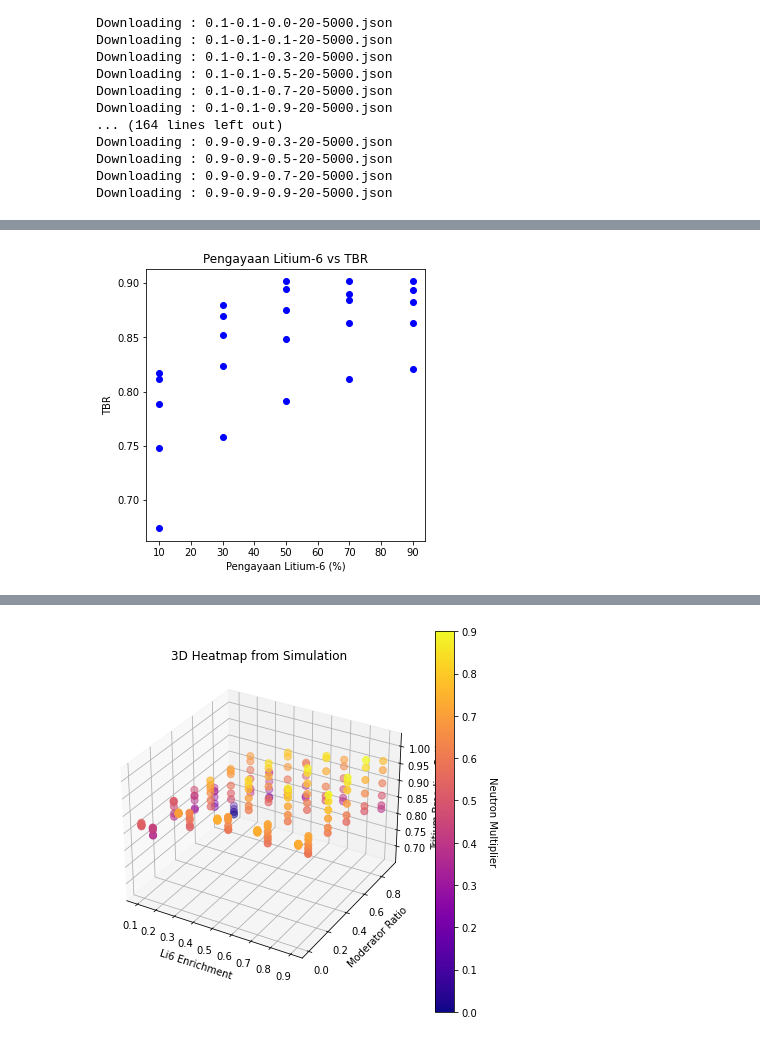
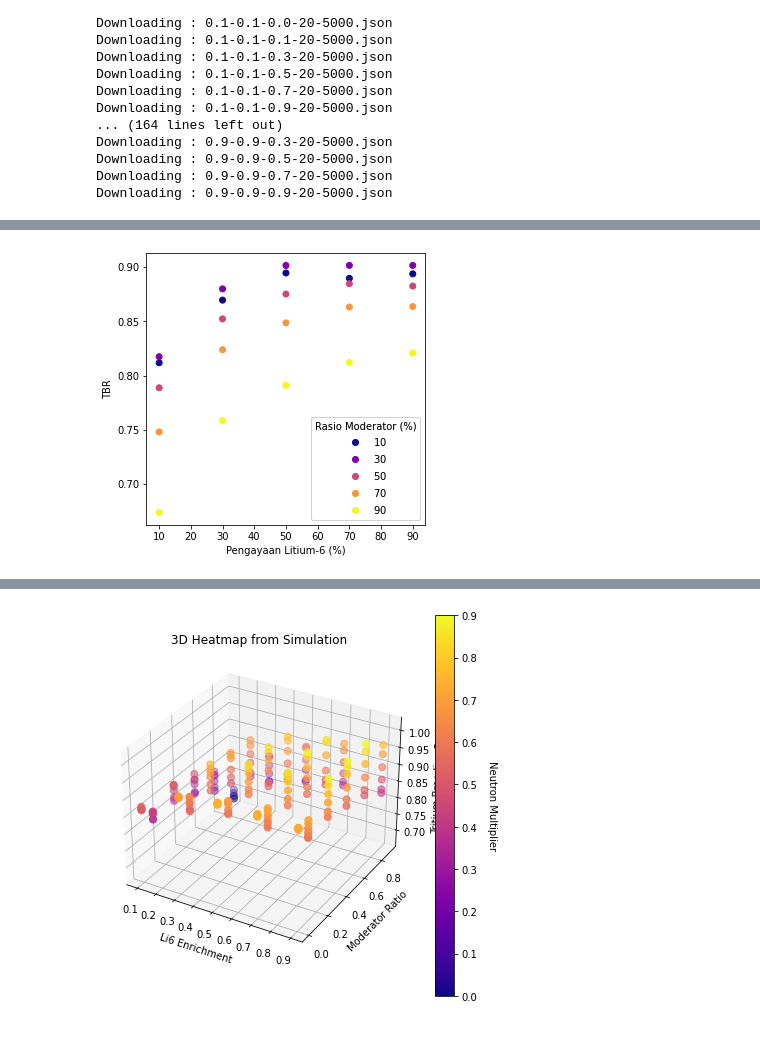
Before and after one commit to husni-zuhdi/husni-undergrad-thesis, a Jupyter notebook: jupyter-notebooks/2-data-analysis/2_Data_Analysis-combined.ipynb, the cells around one changed output, grey strips where cells are left out. Saved outputs shown, nothing was run; the diff lists cells and outputs as text; code cells hidden in the pictures.

Commit message:
Add figures and update data analysis notebook

```diff
--- a/jupyter-notebooks/2-data-analysis/2_Data_Analysis-combined.ipynb
+++ b/jupyter-notebooks/2-data-analysis/2_Data_Analysis-combined.ipynb
@@ -125,9 +132,10 @@ datatoexcel.save()
 # %%
 # Plot each 6Li vs TBR for df_second
 fig, ax = plt.subplots(1, 1, figsize=(5, 5))
-ax.scatter(df_second.Li6_enrichment*100, df_second.Tbr_OpenMC, c = "blue", marker = "o")
-ax.set_title("Pengayaan Litium-6 vs TBR")
+scatter = ax.scatter(df_second.Li6_enrichment*100, df_second.Tbr_OpenMC, c = df_second.Moderator_ratio*100, marker = "o", cmap=cm.plasma)
+legend = ax.legend(*scatter.legend_elements(), loc="lower right", title="Rasio Moderator (%)", fontsize=10)
 ax.set(xlabel='Pengayaan Litium-6 (%)', ylabel='TBR')
-# plt.savefig('df_second_enrich.png')
+ax.add_artist(legend)
+plt.savefig('df_second.png')
 # %% [output]
-[figure, old version]
+[figure, new version]
```
Also changed, not shown: parts of 17 cells of this notebook, 2 other files.
